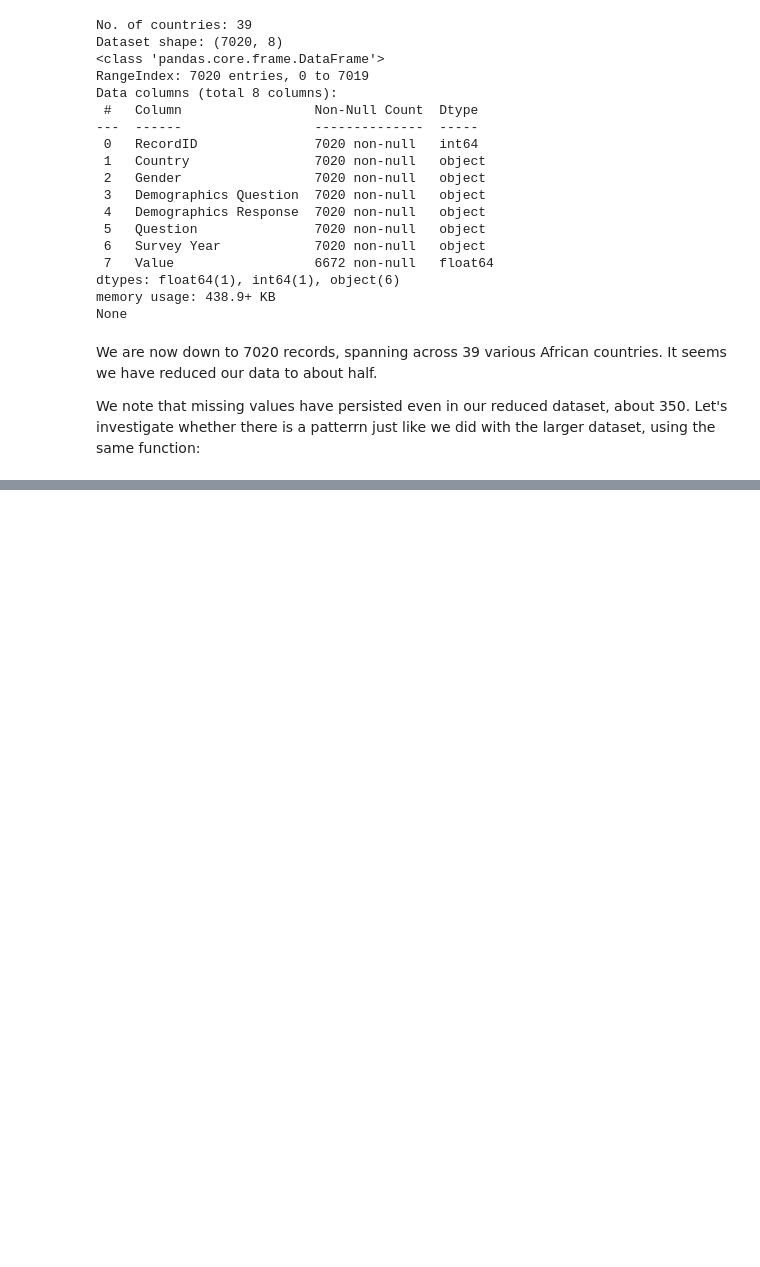
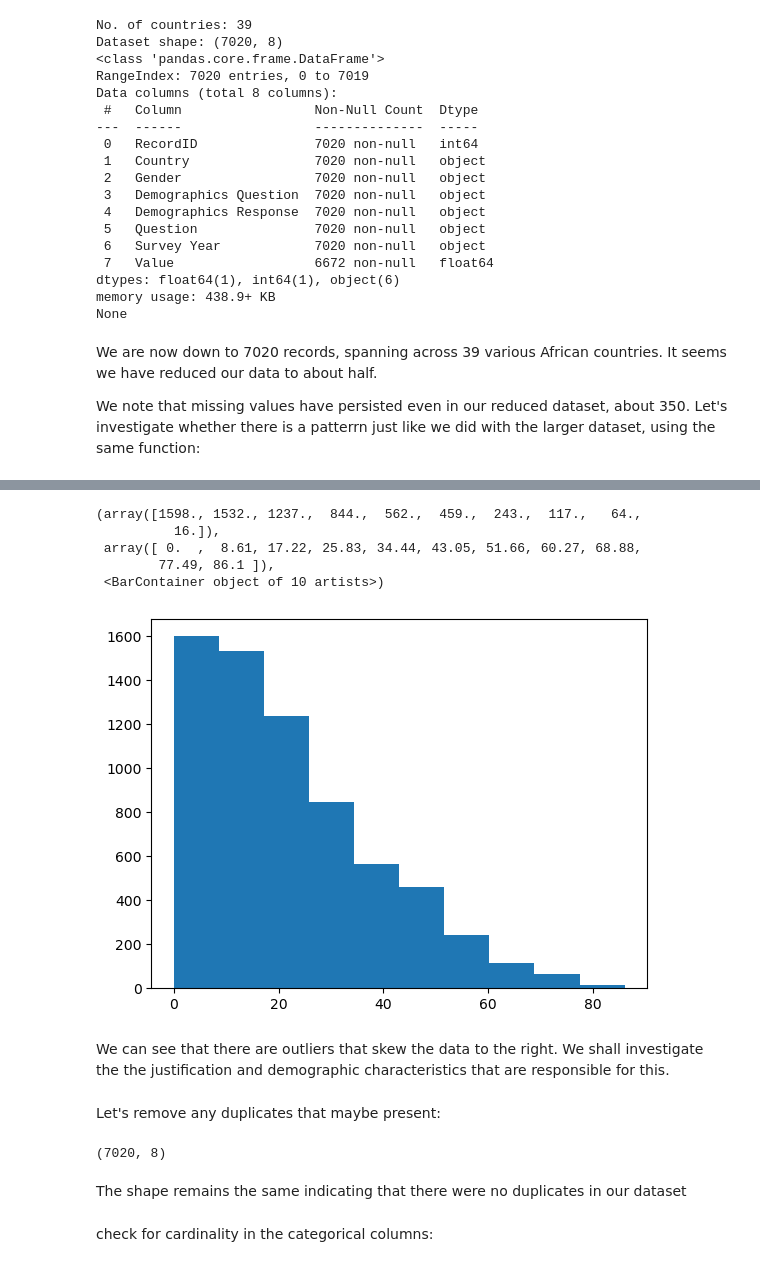
Before and after one commit to MaureenMbugua/Understanding_violence_against_women, a Jupyter notebook: Understanding_violence_against_women.ipynb, the cells around one changed output, grey strips where cells are left out. Drawn from its saved outputs; the diff is of its cells as text; code cells hidden in the pictures; blank space fills up the shorter version.

Commit message:
Updated notebook
Sliced dataset

```diff
--- a/Understanding_violence_against_women.ipynb
+++ b/Understanding_violence_against_women.ipynb
@@ -363,0 +260,22 @@ According to reserach, real estate experts say that
+# %%
+plt.hist(df_africa["Value"])
+# %% [output]
+(array([1598., 1532., 1237.,  844.,  562.,  459.,  243.,  117.,   64.,
+          16.]),
+ array([ 0.  ,  8.61, 17.22, 25.83, 34.44, 43.05, 51.66, 60.27, 68.88,
+        77.49, 86.1 ]),
+ <BarContainer object of 10 artists>)
+[figure, added]
+# %% [markdown]
+We can see that there are outliers that skew the data to the right. We shall investigate the the justification and demographic characteristics that are responsible for this.
+# %% [markdown]
+Let's remove any duplicates that maybe present:
+# %%
+df_africa = df_africa.drop_duplicates()
+df_africa.shape
+# %% [output]
+(7020, 8)
+# %% [markdown]
+The shape remains the same indicating that there were no duplicates in our dataset
+# %% [markdown]
+check for cardinality in the categorical columns:
```
Also changed, not shown: parts of 18 cells of this notebook, 1 other file.
